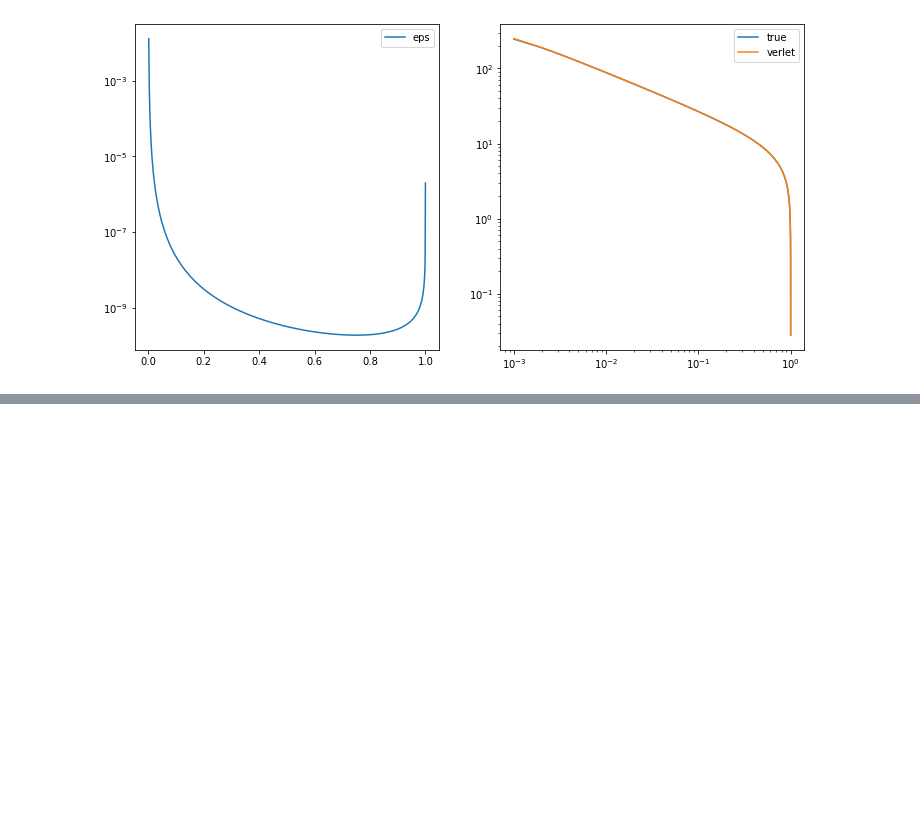
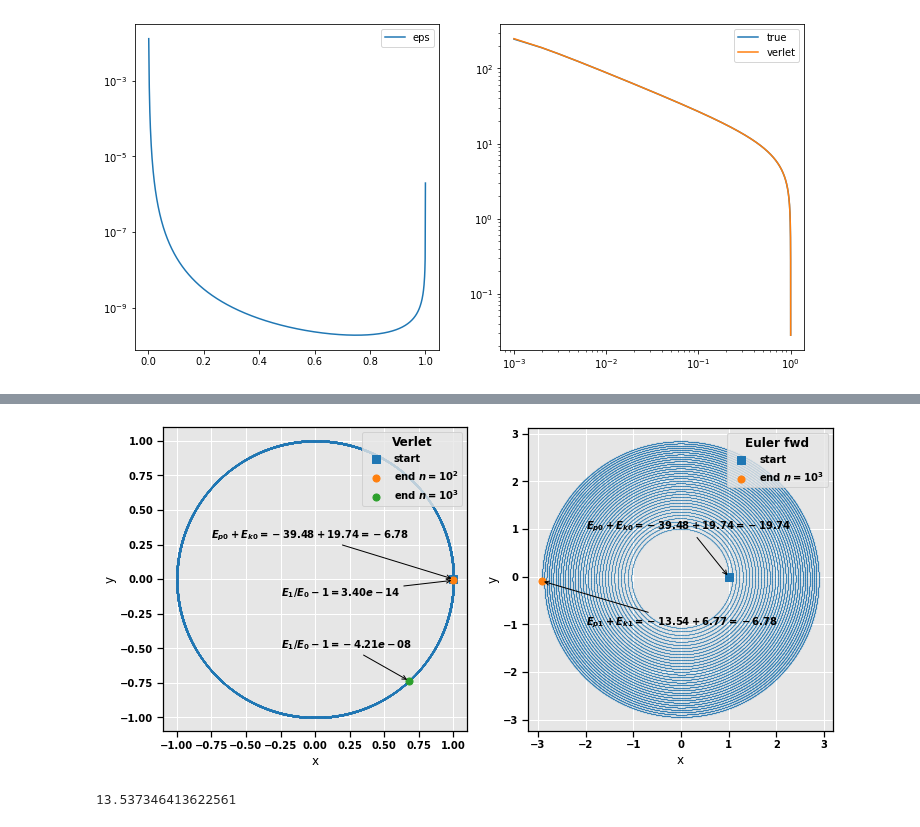
Before and after one commit to fonstelien/FYS4150, a Jupyter notebook: project3/results/project3.ipynb, the cells around one changed output, grey strips where cells are left out. Cells and saved outputs as stored; diff of their text form; code cells hidden in the pictures; blank space fills up the shorter version.

```diff
--- a/project3/results/project3.ipynb
+++ b/project3/results/project3.ipynb
@@ -143,0 +174,73 @@ np.arctan(y[p]/x[p])
+# %%
+dfv100 = pd.read_csv('n100y100v.csv')
+calc_energies(dfv100)
+dfv1000 = pd.read_csv('n1000y100v.csv')
+calc_energies(dfv1000)
+dfe1000 = pd.read_csv('n1000y100e.csv')
+calc_energies(dfe1000)
+# %%
+fix, axes = plt.subplots(nrows=1, ncols=2, figsize=(12,6))
+dfv = pd.read_csv('test.csv')
+ax = axes[0]
+ax.scatter(dfv1000['x'], dfv1000['y'], s=.01, color=COLORS[0])
+ax.scatter(dfv1000['x'].iloc[0], dfv1000['y'].iloc[0], s=80, marker='s', color=COLORS[0], label='start')
+ax.scatter(dfv1000['x'].iloc[-1], dfv1000['y'].iloc[-1], s=50, color=COLORS[1], label='end $n=10^2$')
+ax.scatter(dfv100['x'].iloc[-1], dfv100['y'].iloc[-1], s=50, color=COLORS[2], label='end $n=10^3$')
+ax.set_aspect('equal', adjustable='box')
+ax.legend(loc='upper right', title='Verlet', title_fontsize=MEDIUM)
+ax.set_xlabel('x', fontsize=MEDIUM)
+ax.set_ylabel('y', fontsize=MEDIUM)
+
+xytext = (-.75,.3)
+xy = (dfv1000['x'].iloc[0], dfv1000['y'].iloc[0])
+ep = dfv1000['potential'].iloc[0]
+ek = dfv1000['kinetic'].iloc[0]
+e0 = ep+ek
+ax.annotate(f'$E_{{p0}}+E_{{k0}} = {ep:.2f}+{ek:.2f} = {e:.2f}$', xytext=xytext, xy=xy, arrowprops={'arrowstyle':'->'})
+
+xytext = (-.25,-.25/2)
+xy = (dfv1000['x'].iloc[-1], dfv1000['y'].iloc[-1])
+ep = dfv1000['potential'].iloc[-1]
+ek = dfv1000['kinetic'].iloc[-1]
+er = (ep+ek)/e0-1
+ax.annotate(f'$E_1/E_0-1 = {er:.2e}$', xytext=xytext, xy=xy, arrowprops={'arrowstyle':'->'})
+
+xytext = (-.25,-.5)
+xy = (dfv100['x'].iloc[-1], dfv100['y'].iloc[-1])
+ep = dfv100['potential'].iloc[-1]
+ek = dfv100['kinetic'].iloc[-1]
+er = (ep+ek)/e0-1
+ax.annotate(f'$E_1/E_0-1 = {er:.2e}$', xytext=xytext, xy=xy, arrowprops={'arrowstyle':'->'})
+
+
+ax = axes[1]
+ax.scatter(dfe1000['x'], dfe1000['y'], s=.01, color=COLORS[0])
+ax.scatter(dfe1000['x'].iloc[0], dfe1000['y'].iloc[0], s=80, marker='s', color=COLORS[0], label='start')
+ax.scatter(dfe1000['x'].iloc[-1], dfe1000['y'].iloc[-1], s=50, color=COLORS[1], label='end $n=10^3$')
+ax.set_aspect('equal', adjustable='box')
+ax.legend(loc='upper right', title='Euler fwd', title_fontsize=MEDIUM)
+ax.set_xlabel('x', fontsize=MEDIUM)
+ax.set_ylabel('y', fontsize=MEDIUM)
+
+
+xytext = (-2,1)
+xy = (dfe1000['x'].iloc[0], dfe1000['y'].iloc[0])
+ep = dfe1000['potential'].iloc[0]
+ek = dfe1000['kinetic'].iloc[0]
+e = ep+ek
+ax.annotate(f'$E_{{p0}}+E_{{k0}} = {ep:.2f}+{ek:.2f} = {e:.2f}$', xytext=xytext, xy=xy, arrowprops={'arrowstyle':'->'})
+
+xytext = (-2,-1)
+xy = (dfe1000['x'].iloc[-1], dfe1000['y'].iloc[-1])
+ep = dfe1000['potential'].iloc[-1]
+ek = dfe1000['kinetic'].iloc[-1]
+e = ep+ek
+ax.annotate(f'$E_{{p1}}+E_{{k1}} = {ep:.2f}+{ek:.2f} = {e:.2f}$', xytext=xytext, xy=xy, arrowprops={'arrowstyle':'->'})
+
+plt.show()
+# %% [output]
+[figure, added]
+# %%
+ek
+# %% [output]
+13.537346413622561
```
Also changed, not shown: parts of 12 cells of this notebook.
